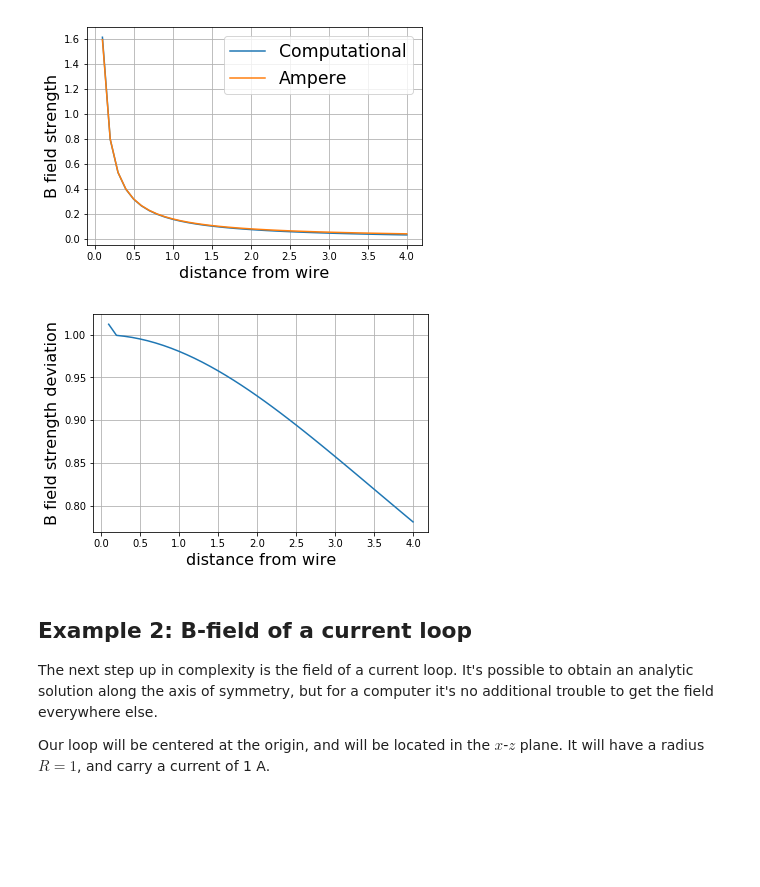
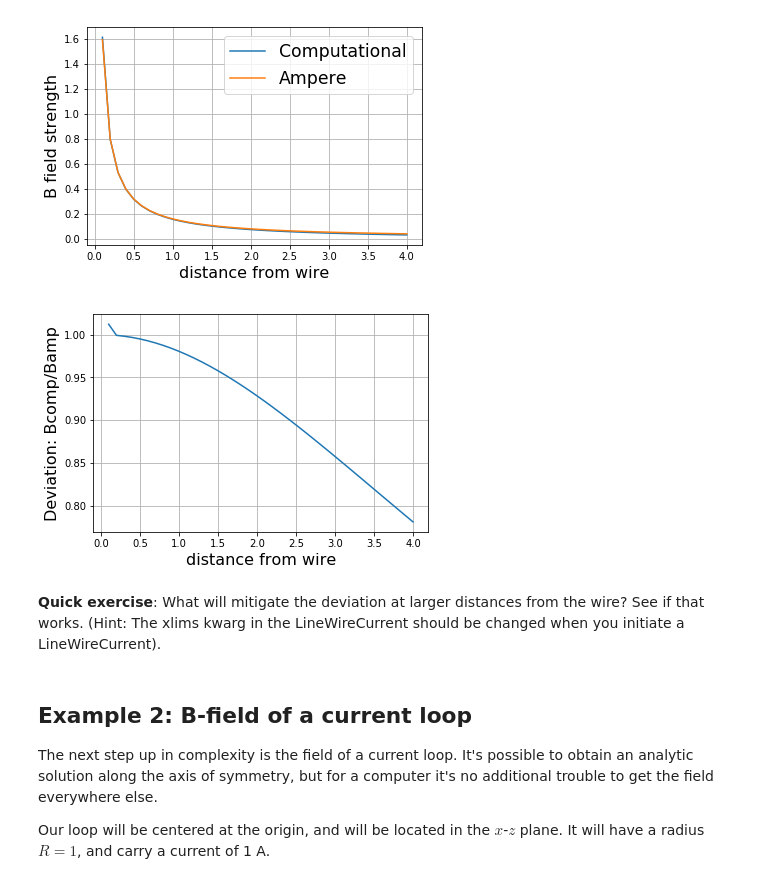
Before and after one commit to Phys260WI2020/HW8, a Jupyter notebook: HW_08.ipynb, the cells around one changed output. Drawn from its saved outputs; the diff is of its cells as text; code cells hidden in the pictures; blank space fills up the shorter version.

```diff
--- a/HW_08.ipynb
+++ b/HW_08.ipynb
@@ -64,11 +68,11 @@ Next, we discretize a line of current along the x-axis from $-5<x<5$, and since
 # %%
 class LineWireCurrent() :
     '''Define a line of current. This goes from -5 to 5 along the x-axis'''
-    def __init__(self, dl=0.1, I=1.0) :
+    def __init__(self, dl=0.1, I=1.0, xlims=(-5,5)) :
         '''The __init__ function is run when you initialize a LineWireCurrent object.'''
         # The following simply creates "attributes" of the line of current
         self.dl = np.array([0.1, 0, 0])  # All of the dl's are little line segments in the x-direction
-        self.xwire = np.arange(-5,5,dl)
+        self.xwire = np.arange(xlims[0],xlims[1],dl)
         self.ywire = np.zeros(self.xwire.shape)
         self.zwire = np.zeros(self.xwire.shape)
 
@@ -147,7 +151,7 @@ def calc_bfield_at_point(grid_point, current_object, print_array_shapes=False) :
     Idl = current_object.I * current_object.dl
 
     # Key pieces of the Biot-Savart Law
-    Idlxdelta_r = np.cross(Idl, delta_r, axisb=0, axisc=0)  # This has shape 3 x number_dl_segments
+    Idlxdelta_r = np.cross(Idl, delta_r, axisa=0, axisb=0, axisc=0)  # This has shape 3 x number_dl_segments
     cubed_normalization = np.linalg.norm(delta_r, axis=0)**3 # This has shape (number_dl_segments)
     biot_savart_integrand = np.divide(Idlxdelta_r, cubed_normalization)
     if print_array_shapes :
@@ -286,11 +290,13 @@ plt.grid()
 # %%
 plt.plot(ypoints, magnitude_b_along_y_axis/B_ampere)
 
 plt.xlabel('distance from wire', fontsize=16)
-plt.ylabel('B field strength deviation', fontsize=16)
+plt.ylabel('Deviation: Bcomp/Bamp', fontsize=16)
 plt.grid()
 # %% [output]
-[figure, old version]
+[figure, new version]
+# %% [markdown]
+**Quick exercise**:  What will mitigate the deviation at larger distances from the wire?  See if that works.  (Hint:  The xlims kwarg in the LineWireCurrent should be changed when you initiate a LineWireCurrent).
 # %% [markdown]
 ## Example 2: B-field of a current loop
 
```
Also changed, not shown: parts of 35 cells of this notebook.
